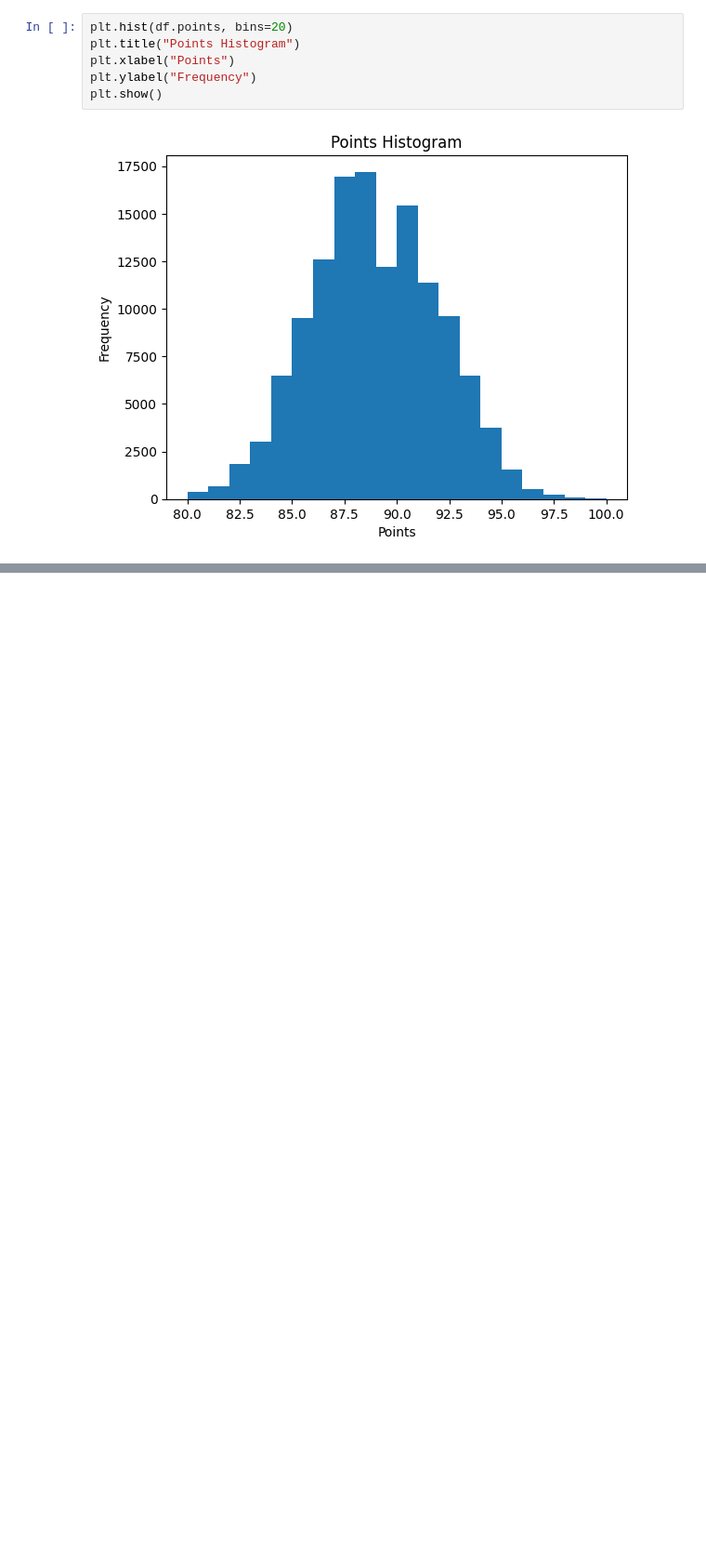
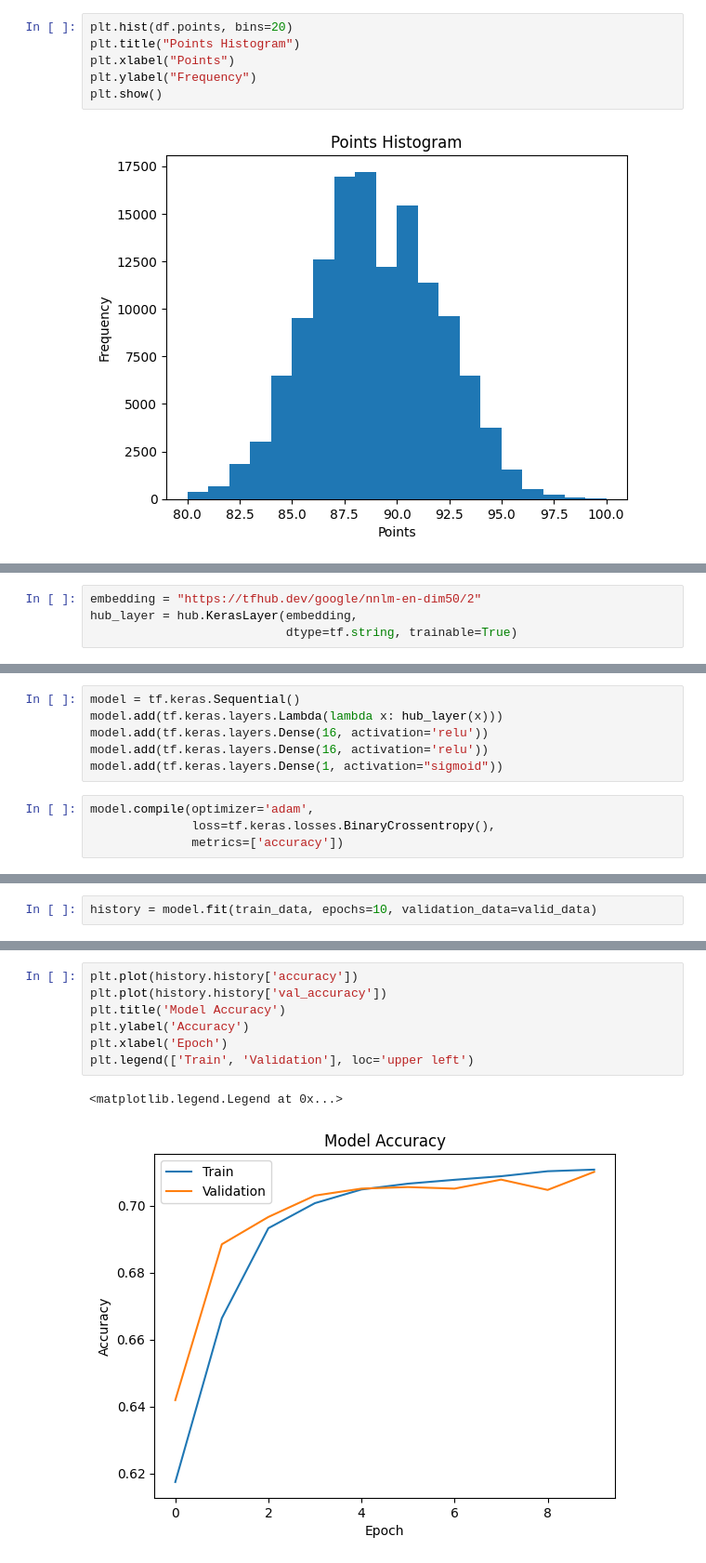
Before and after one commit to Daynel-Kem/Project-52, a Jupyter notebook: W6-TensorFlow-Fundamentals/W6_TensorFlow.ipynb, the cells around one changed output, grey strips where cells are left out. Shown: that part at 93% size. Saved outputs shown, nothing was run; the diff lists cells and outputs as text; blank space fills up the shorter version.

Commit message:
complete wine review model

```diff
--- a/W6-TensorFlow-Fundamentals/W6_TensorFlow.ipynb
+++ b/W6-TensorFlow-Fundamentals/W6_TensorFlow.ipynb
@@ -37,0 +78,4 @@ plt.show()
+# %%
+embedding = "https://tfhub.dev/google/nnlm-en-dim50/2"
+hub_layer = hub.KerasLayer(embedding,
+                           dtype=tf.string, trainable=True)
@@ -37,0 +99,10 @@ plt.show()
+# %%
+model = tf.keras.Sequential()
+model.add(tf.keras.layers.Lambda(lambda x: hub_layer(x)))
+model.add(tf.keras.layers.Dense(16, activation='relu'))
+model.add(tf.keras.layers.Dense(16, activation='relu'))
+model.add(tf.keras.layers.Dense(1, activation="sigmoid"))
+# %%
+model.compile(optimizer='adam',
+              loss=tf.keras.losses.BinaryCrossentropy(),
+              metrics=['accuracy'])
@@ -37,0 +119,2 @@ plt.show()
+# %%
+history = model.fit(train_data, epochs=10, validation_data=valid_data)
@@ -37,0 +142,10 @@ plt.show()
+# %%
+plt.plot(history.history['accuracy'])
+plt.plot(history.history['val_accuracy'])
+plt.title('Model Accuracy')
+plt.ylabel('Accuracy')
+plt.xlabel('Epoch')
+plt.legend(['Train', 'Validation'], loc='upper left')
+# %% [output]
+<matplotlib.legend.Legend at 0x...>
+[figure, added]
```
Also changed, not shown: parts of 19 cells of this notebook, 2 other files.
